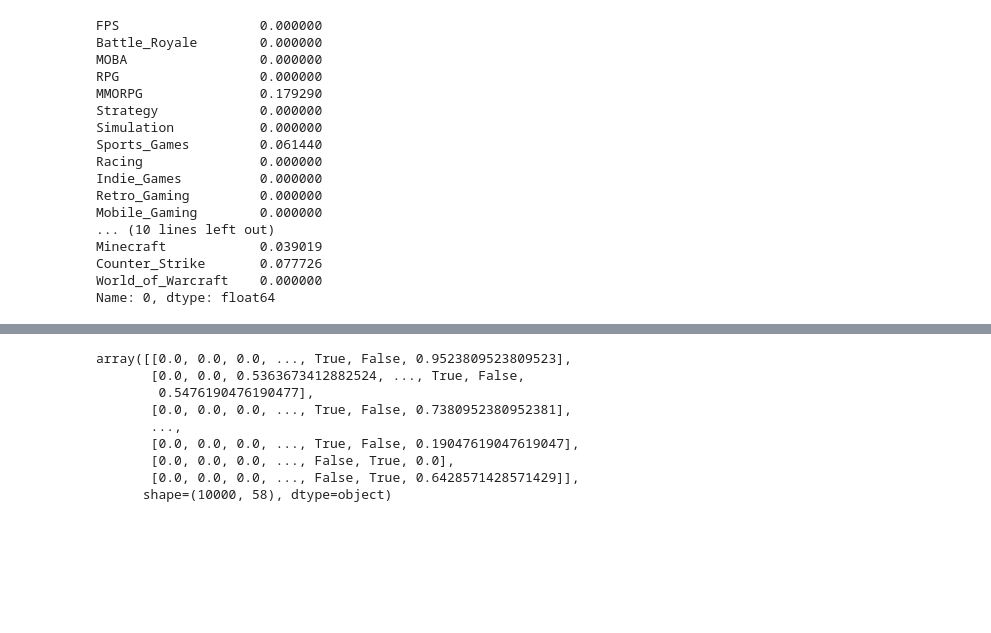
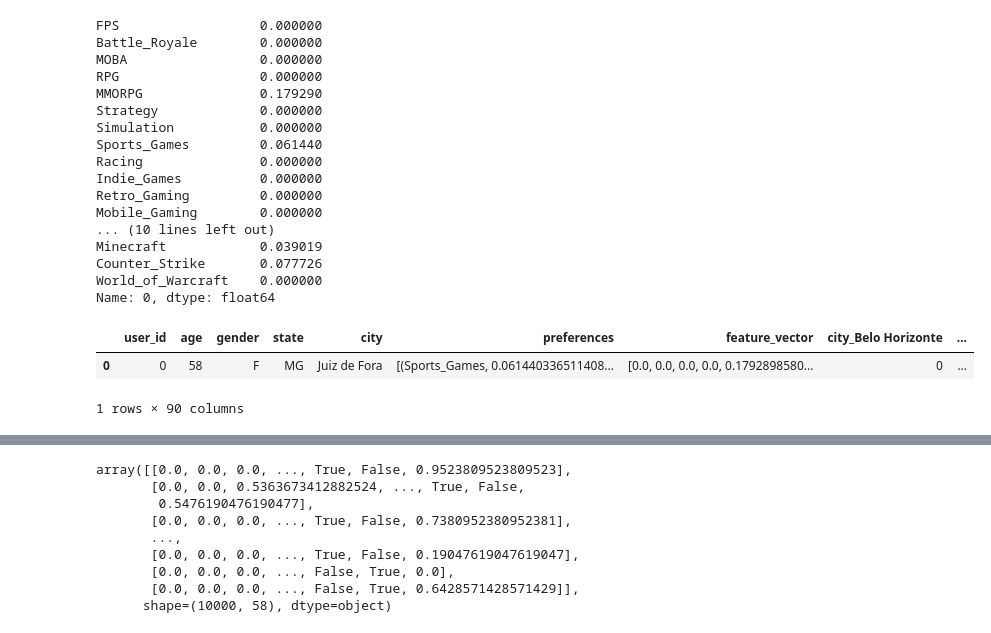
Before and after one commit to Allanvtr/ads-recommendation-system, a Jupyter notebook: notebook/01_prototipo_modelo_simples.ipynb, the cells around one changed output, grey strips where cells are left out. Cells and saved outputs as stored; diff of their text form; code cells hidden in the pictures; blank space fills up the shorter version.

```diff
--- a/notebook/01_exploracao.ipynb
+++ b/notebook/01_prototipo_modelo_simples.ipynb
@@ -365,3 +340,9 @@ FINAL_FEATURE_COLUMNS = (
     GENDER_COLUMNS +
     AGE_COLUMNS
 )
+# %%
+users.head(1)
+# %% [output]
+|  | user_id | age | gender | state | city | preferences | feature_vector | city_Belo Horizonte | ... |
+| 0 | 0 | 58 | F | MG | Juiz de Fora | [(Sports_Games, 0.061440336511408... | [0.0, 0.0, 0.0, 0.0, 0.1792898580... | 0 | ... |
+1 rows × 90 columns
```
Also changed, not shown: parts of 13 cells of this notebook.
